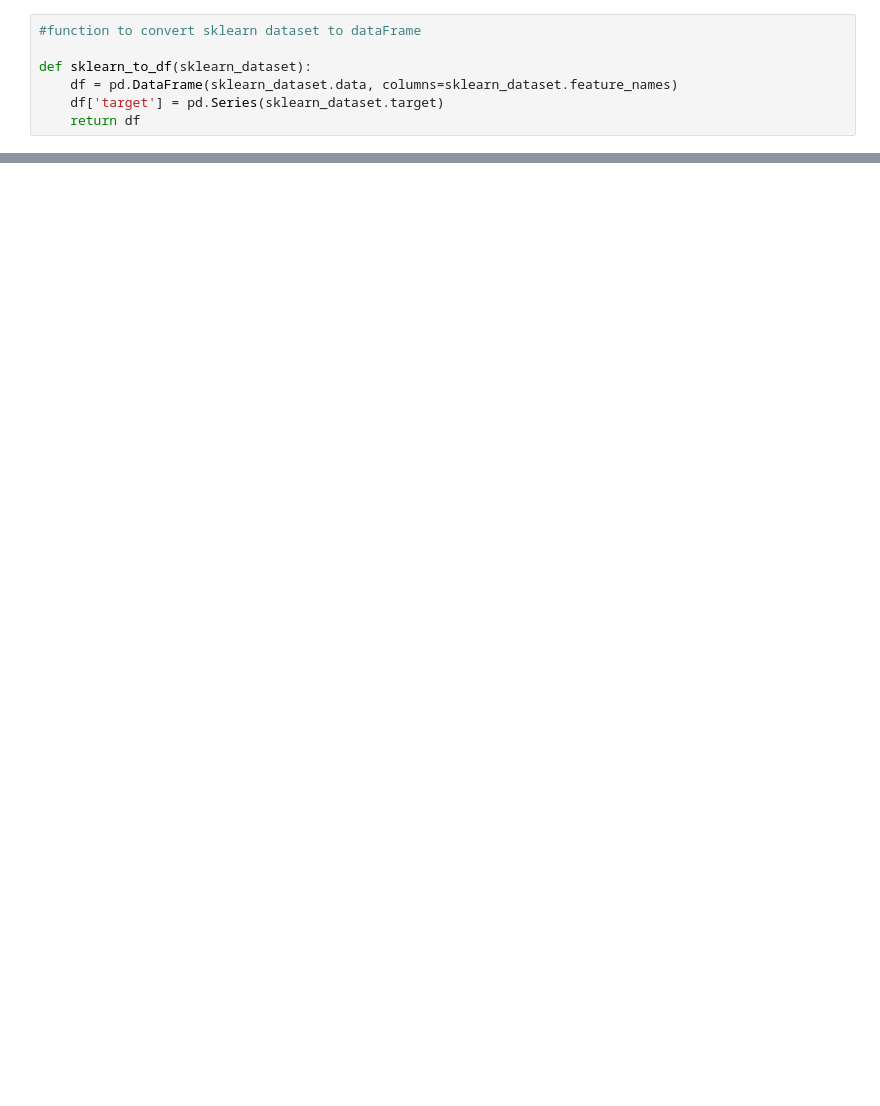
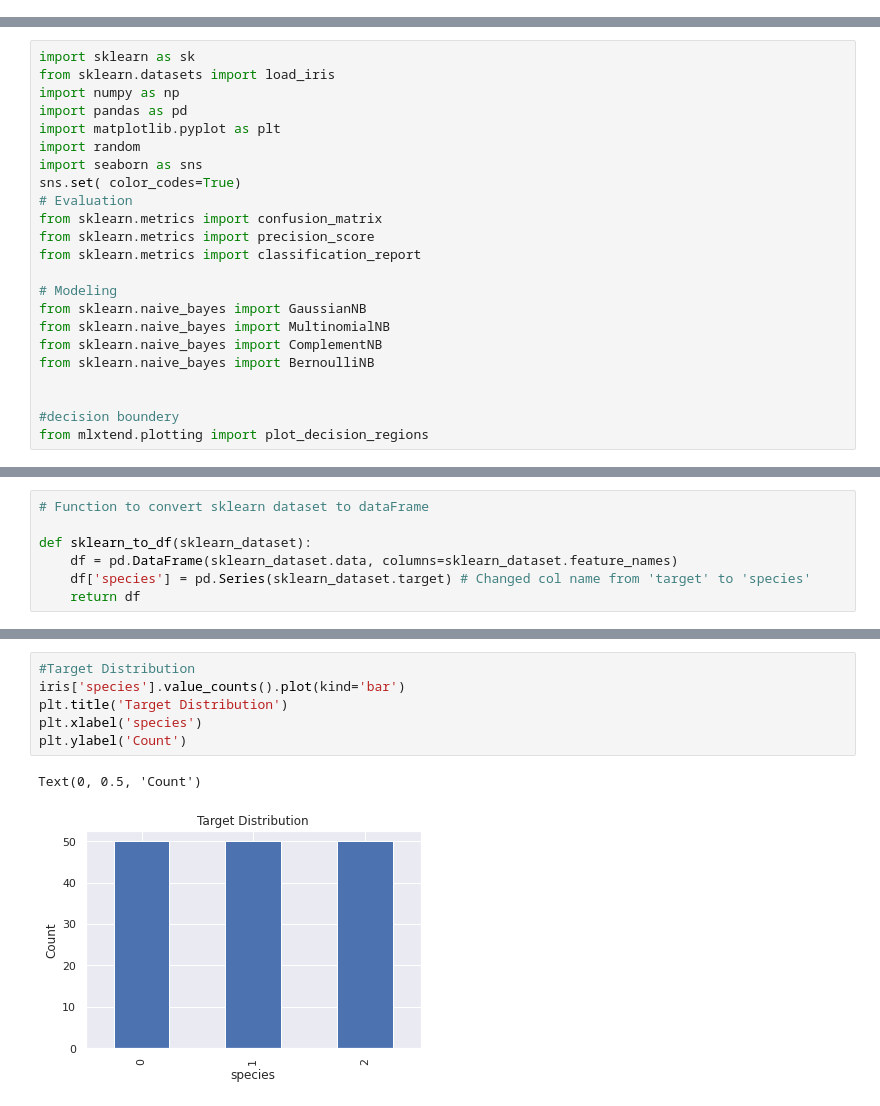
Before and after one commit to osama-ibrahim72/Bayes-Classifier-Iris-Dataset, a Jupyter notebook: iris.ipynb, the cells around one changed output, grey strips where cells are left out. Saved outputs shown, nothing was run; the diff lists cells and outputs as text; blank space fills up the shorter version.

```diff
--- a/iris.ipynb
+++ b/iris.ipynb
@@ -17,7 +0,0 @@ import random
-# %%
-#function to convert sklearn dataset to dataFrame
-
-def sklearn_to_df(sklearn_dataset):
-    df = pd.DataFrame(sklearn_dataset.data, columns=sklearn_dataset.feature_names)
-    df['target'] = pd.Series(sklearn_dataset.target)
-    return df
@@ -121,0 +18,23 @@ print(acc)
+# %%
+import sklearn as sk
+from sklearn.datasets import load_iris
+import numpy as np
+import pandas as pd
+import matplotlib.pyplot as plt
+import random
+import seaborn as sns
+sns.set( color_codes=True)
+# Evaluation
+from sklearn.metrics import confusion_matrix
+from sklearn.metrics import precision_score
+from sklearn.metrics import classification_report
+
+# Modeling
+from sklearn.naive_bayes import GaussianNB
+from sklearn.naive_bayes import MultinomialNB
+from sklearn.naive_bayes import ComplementNB
+from sklearn.naive_bayes import BernoulliNB
+
+
+#decision boundery
+from mlxtend.plotting import plot_decision_regions
@@ -121,0 +43,7 @@ print(acc)
+# %%
+# Function to convert sklearn dataset to dataFrame
+
+def sklearn_to_df(sklearn_dataset):
+    df = pd.DataFrame(sklearn_dataset.data, columns=sklearn_dataset.feature_names)
+    df['species'] = pd.Series(sklearn_dataset.target) # Changed col name from 'target' to 'species'
+    return df
@@ -121,0 +94,9 @@ print(acc)
+# %%
+#Target Distribution
+iris['species'].value_counts().plot(kind='bar')
+plt.title('Target Distribution')
+plt.xlabel('species')
+plt.ylabel('Count')
+# %% [output]
+Text(0, 0.5, 'Count')
+[figure, added]
```
Also changed, not shown: parts of 63 cells of this notebook.
